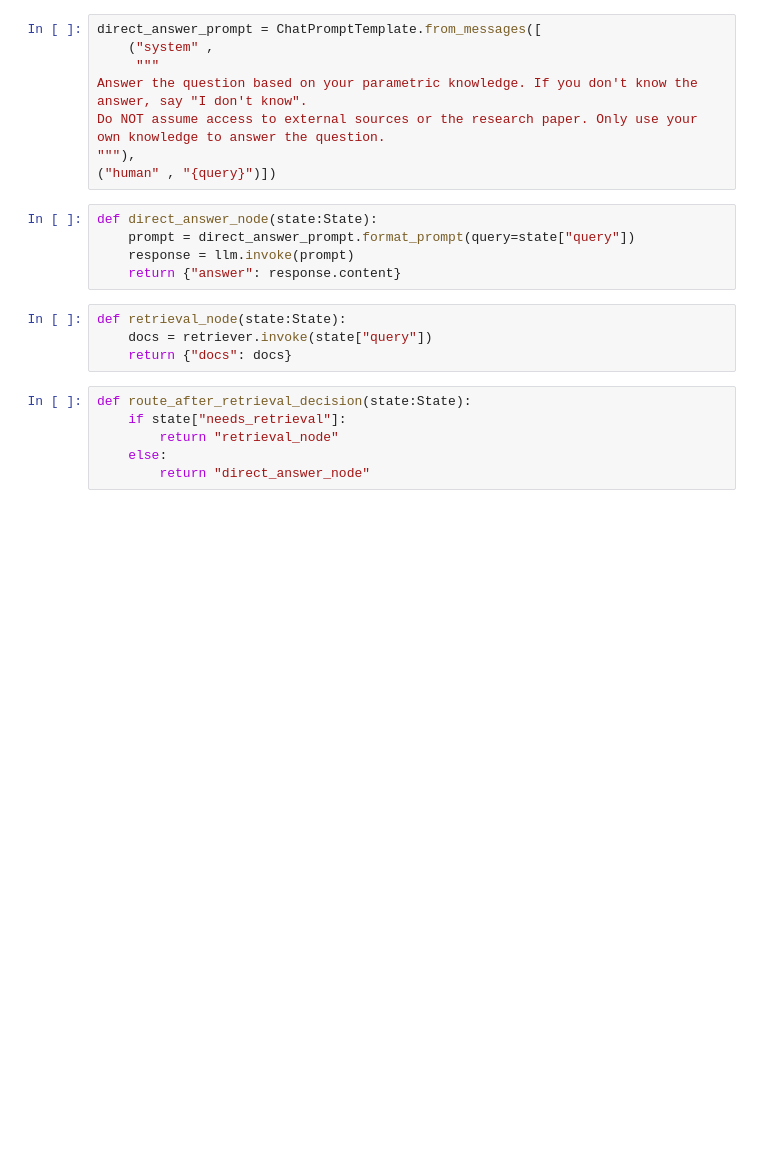
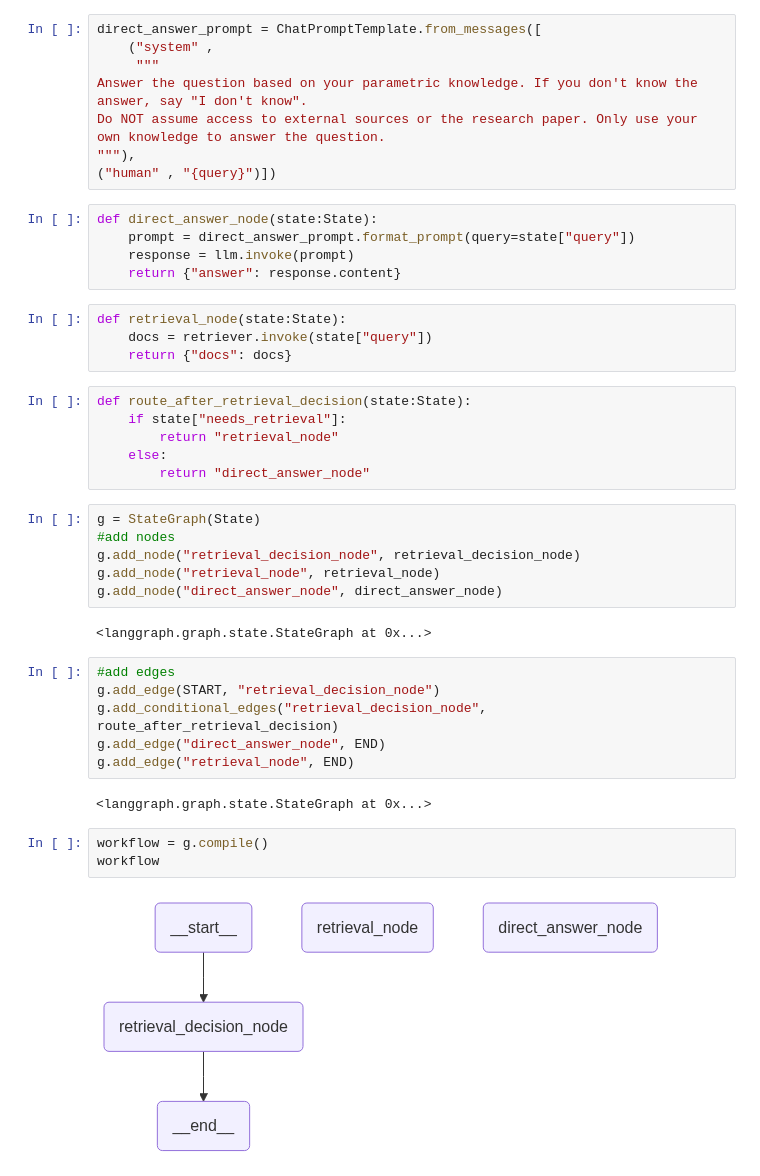
Before and after one commit to kira14102005/LangGraph, a Jupyter notebook: self-rag/index.ipynb, the cells around one changed output. Saved outputs shown, nothing was run; the diff lists cells and outputs as text; blank space fills up the shorter version.

Commit message:
add:Define the nodes and edges in the StateGraph and compile into workflow

```diff
--- a/self-rag/index.ipynb
+++ b/self-rag/index.ipynb
@@ -88,3 +88,24 @@ def route_after_retrieval_decision(state:State):
         return "retrieval_node"
     else:
         return "direct_answer_node"
+# %%
+g = StateGraph(State)
+#add nodes
+g.add_node("retrieval_decision_node", retrieval_decision_node)
+g.add_node("retrieval_node", retrieval_node)
+g.add_node("direct_answer_node", direct_answer_node)
+# %% [output]
+<langgraph.graph.state.StateGraph at 0x...>
+# %%
+#add edges
+g.add_edge(START, "retrieval_decision_node")
+g.add_conditional_edges("retrieval_decision_node", route_after_retrieval_decision)
+g.add_edge("direct_answer_node", END)
+g.add_edge("retrieval_node", END)
+# %% [output]
+<langgraph.graph.state.StateGraph at 0x...>
+# %%
+workflow = g.compile()
+workflow
+# %% [output]
+[figure, added]
```
